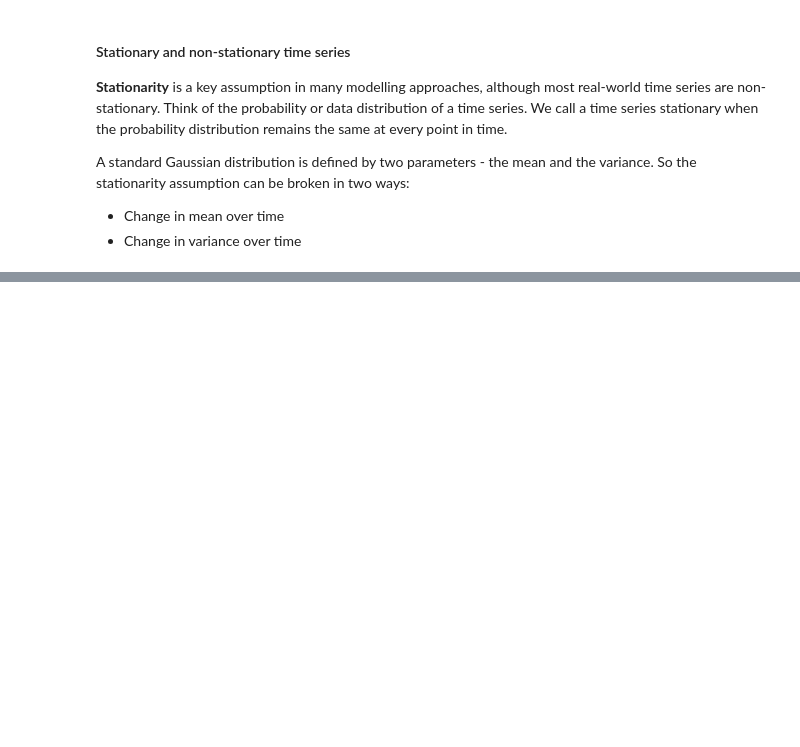
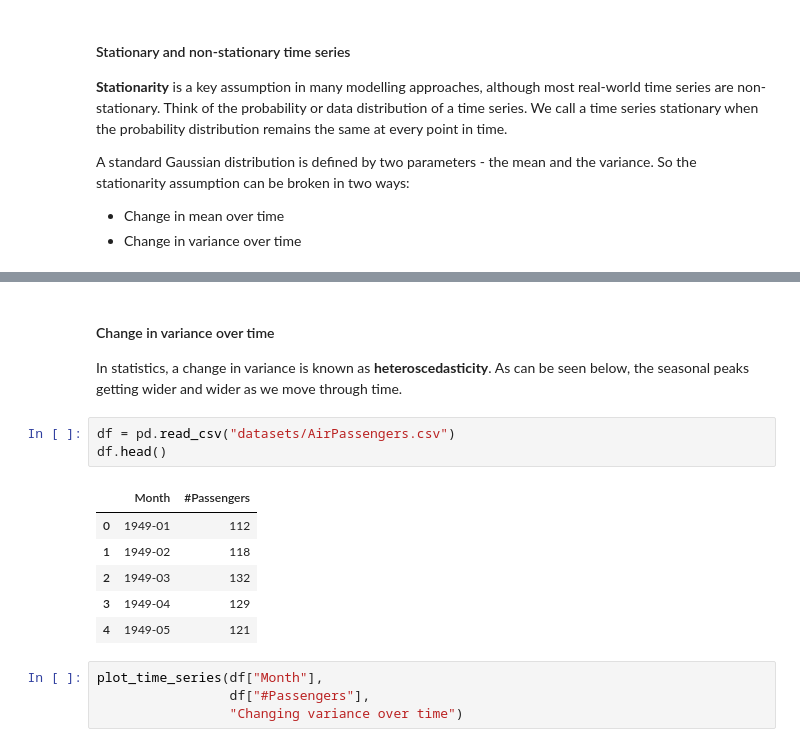
Before and after one commit to Gonde94/ML-Algorithms, a Jupyter notebook: Time_Series_Forecasting/Joseph/00_Intro.ipynb, the cells around one changed output, grey strips where cells are left out. Drawn from its saved outputs; the diff is of its cells as text; blank space fills up the shorter version.

```diff
--- a/Time_Series_Forecasting/Joseph/00_Intro.ipynb
+++ b/Time_Series_Forecasting/Joseph/00_Intro.ipynb
@@ -103,0 +126,18 @@ A standard Gaussian distribution is defined by two parameters - the mean and the
+# %% [markdown]
+#### Change in variance over time
+
+In statistics, a change in variance is known as <b>heteroscedasticity</b>. As can be seen below, the seasonal peaks getting wider and wider as we move through time.
+# %%
+df = pd.read_csv("datasets/AirPassengers.csv")
+df.head()
+# %% [output]
+|  | Month | #Passengers |
+| 0 | 1949-01 | 112 |
+| 1 | 1949-02 | 118 |
+| 2 | 1949-03 | 132 |
+| 3 | 1949-04 | 129 |
+| 4 | 1949-05 | 121 |
+# %%
+plot_time_series(df["Month"],
+                 df["#Passengers"],
+                 "Changing variance over time")
```
Also changed, not shown: parts of 5 cells of this notebook, 1 other file.
